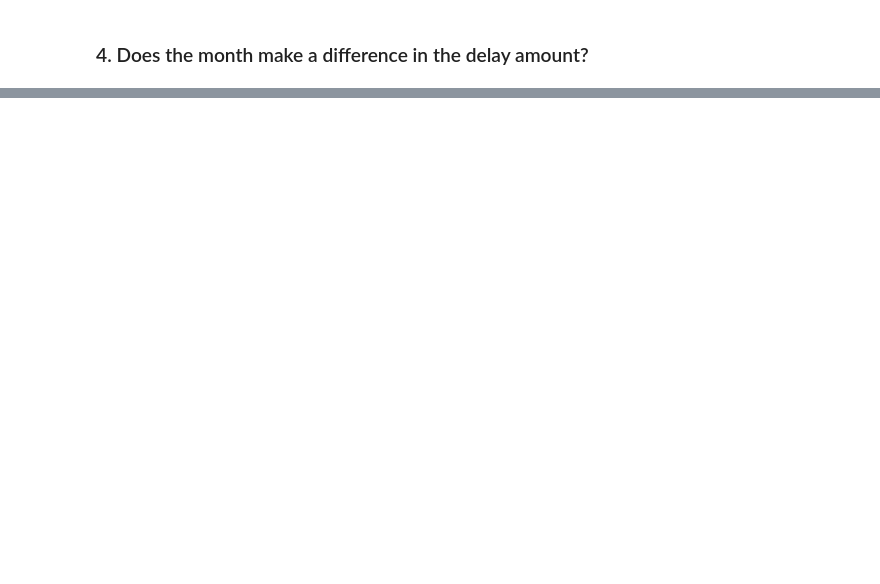
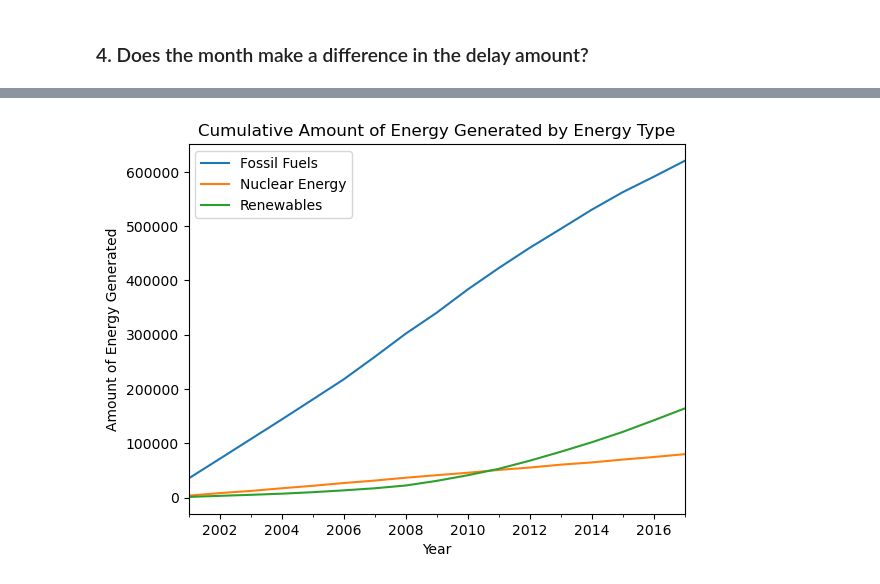
Before and after one commit to Adam-Harris87/time-series-exercises, a Jupyter notebook: datetime_exercises.ipynb, the cells around one changed output, grey strips where cells are left out. Drawn from its saved outputs; the diff is of its cells as text; code cells hidden in the pictures; blank space fills up the shorter version.

```diff
--- a/datetime_exercises.ipynb
+++ b/datetime_exercises.ipynb
@@ -315,0 +479,3 @@ flights.head()
+# %%
+electricity['cumulative'] = electricity.groupby(
+    'source').net_generation.transform('cumsum')
@@ -315,0 +492,14 @@ flights.head()
+# %%
+electricity[electricity.source == 'Fossil Fuels'
+           ].cumulative.plot(label = 'Fossil Fuels')
+electricity[electricity.source == 'Nuclear Energy'
+           ].cumulative.plot(label = 'Nuclear Energy')
+electricity[electricity.source == 'Renewables'
+           ].cumulative.plot(label = 'Renewables')
+plt.title('Cumulative Amount of Energy Generated by Energy Type')
+plt.xlabel('Year')
+plt.ylabel('Amount of Energy Generated')
+plt.legend()
+plt.show()
+# %% [output]
+[figure, added]
```
Also changed, not shown: parts of 38 cells of this notebook.
